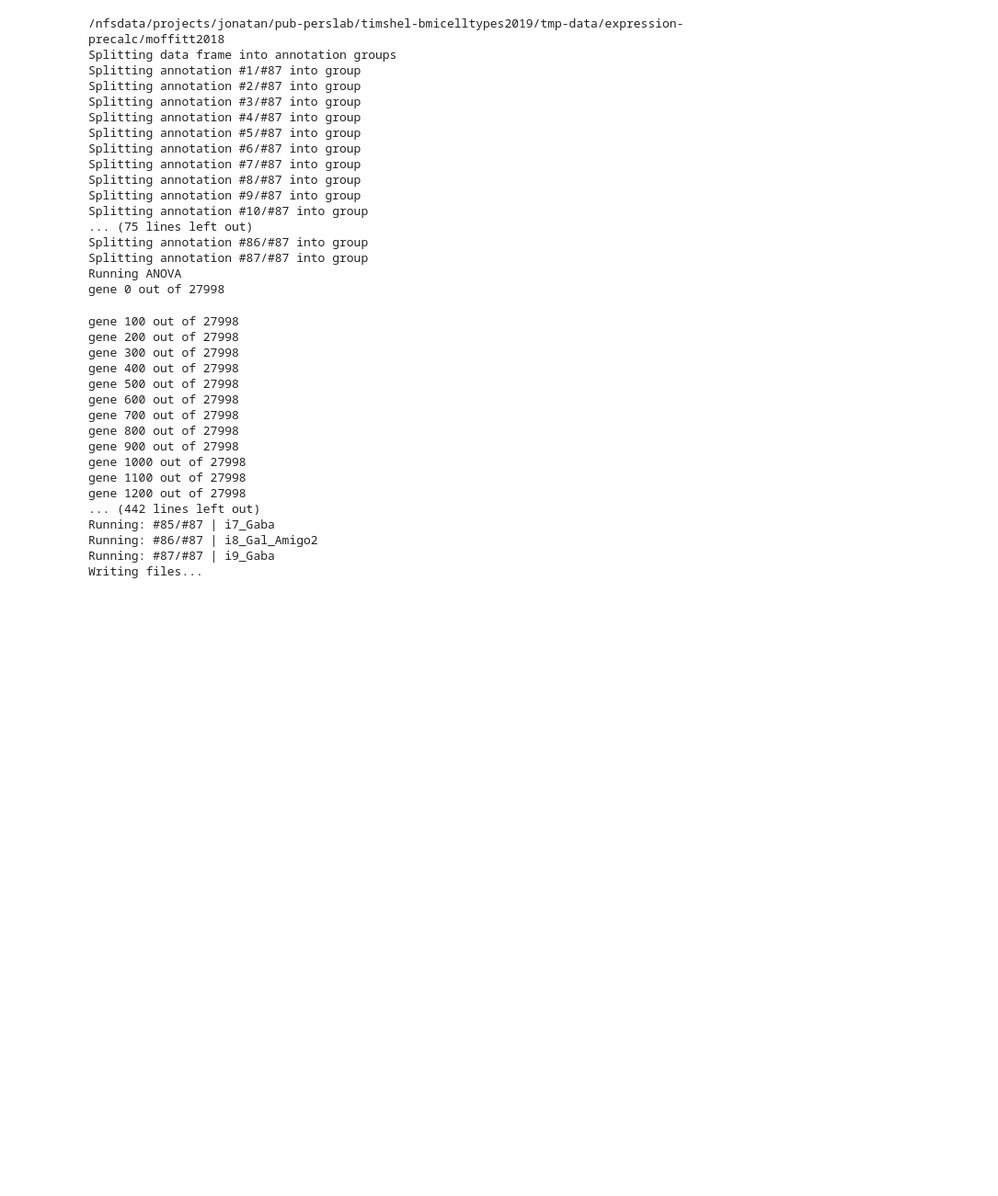
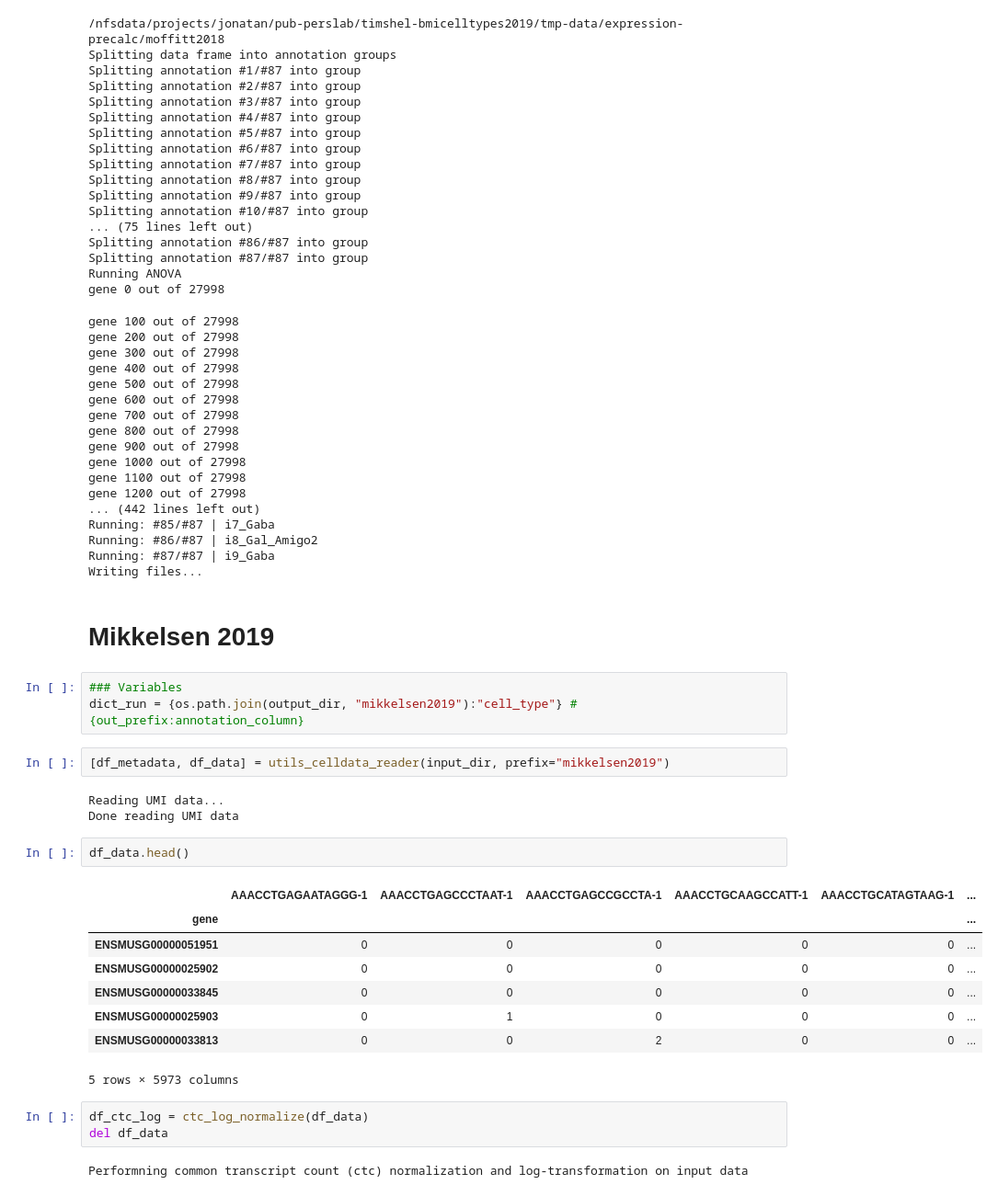
Before and after one commit to perslab/timshel-2020, a Jupyter notebook: src/es/run_es_precalculation.ipynb, the cells around one changed output. Shown at 92% size. Cells and saved outputs as stored; diff of their text form; blank space fills up the shorter version.

Commit message:
add mikkelsen2019 to precalculation and calculation

```diff
--- a/src/es/run_es_precalculation.ipynb
+++ b/src/es/run_es_precalculation.ipynb
@@ -260,3 +260,29 @@ Running: #85/#87 | i7_Gaba
 Running: #86/#87 | i8_Gal_Amigo2
 Running: #87/#87 | i9_Gaba
 Writing files...
+# %% [markdown]
+# Mikkelsen 2019
+# %%
+### Variables
+dict_run = {os.path.join(output_dir, "mikkelsen2019"):"cell_type"} # {out_prefix:annotation_column}
+# %%
+[df_metadata, df_data] = utils_celldata_reader(input_dir, prefix="mikkelsen2019")
+# %% [output]
+Reading UMI data...
+Done reading UMI data
+# %%
+df_data.head()
+# %% [output]
+|  | AAACCTGAGAATAGGG-1 | AAACCTGAGCCCTAAT-1 | AAACCTGAGCCGCCTA-1 | AAACCTGCAAGCCATT-1 | AAACCTGCATAGTAAG-1 | ... |
+| gene |  |  |  |  |  | ... |
+| ENSMUSG00000051951 | 0 | 0 | 0 | 0 | 0 | ... |
+| ENSMUSG00000025902 | 0 | 0 | 0 | 0 | 0 | ... |
+| ENSMUSG00000033845 | 0 | 0 | 0 | 0 | 0 | ... |
+| ENSMUSG00000025903 | 0 | 1 | 0 | 0 | 0 | ... |
+| ENSMUSG00000033813 | 0 | 0 | 2 | 0 | 0 | ... |
+5 rows × 5973 columns
+# %%
+df_ctc_log = ctc_log_normalize(df_data)
+del df_data
+# %% [output]
+Performning common transcript count (ctc) normalization and log-transformation on input data
```
Also changed, not shown: parts of 5 cells of this notebook, 2 other files.
